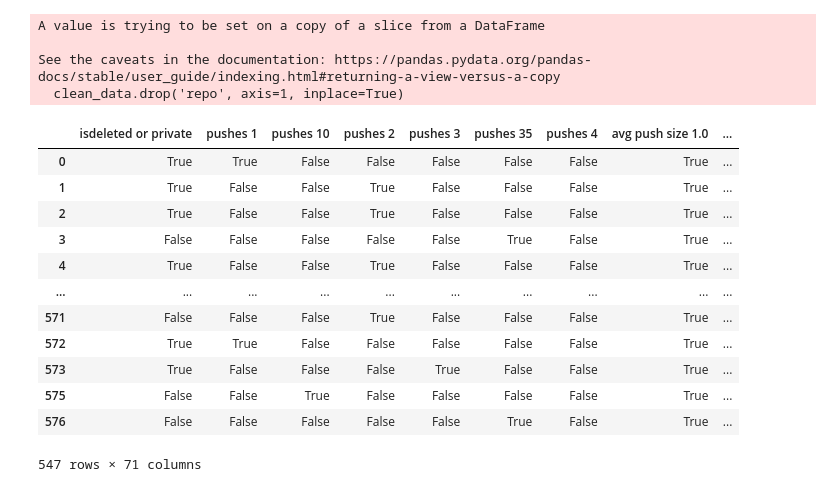
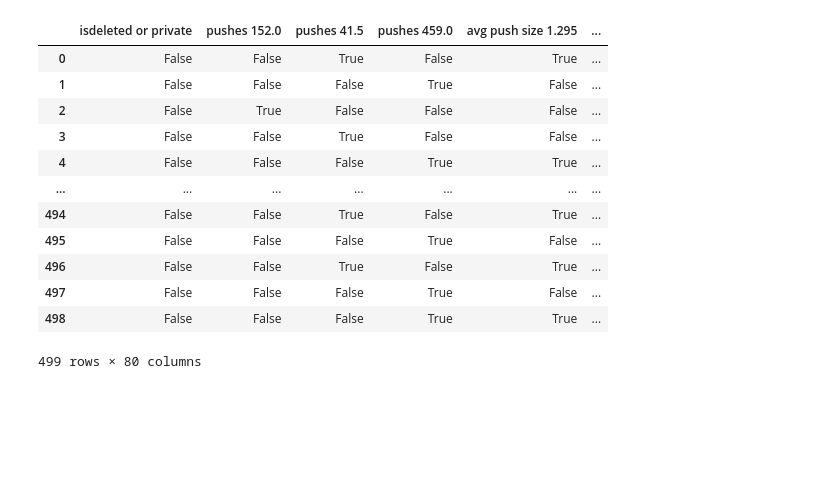
Before and after one commit to Santiperro/final-qualifying-work, a Jupyter notebook: project/program_test.ipynb, the cells around one changed output. Cells and saved outputs as stored; diff of their text form; code cells hidden in the pictures; blank space fills up the shorter version.

```diff
--- a/project/program_test.ipynb
+++ b/project/program_test.ipynb
@@ -42,30 +48,35 @@ find_quantile_columns(github_data, 'deciles')
 # %%
 from github_data_converter import GithubDataConverter
 from pattern_miner import PatternMiner
 
 
 # Конвертирование в транзакции
 github_data_converter = GithubDataConverter()
-transactions = github_data_converter.convert_data_to_transactions(github_data, 'deciles')
+transactions = github_data_converter.convert_data_to_transactions(github_data,
+        {'pushes': 'qua',
+        'avg_push_size': 'qua',
+        'pull_requests': 'qua',
+        'merged_pull_requests_ratio': 'qua',
+        'issues': 'qua',
+        'closed_issues_ratio': 'qua',
+        'watches': 'qua',
+        'forks': 'qua',
+        'new_members': 'qua'})
 transactions
 # %% [output]
+|  | isdeleted or private | pushes 152.0 | pushes 41.5 | pushes 459.0 | avg push size 1.295 | ... |
+| 0 | False | False | True | False | True | ... |
+| 1 | False | False | False | True | False | ... |
+| 2 | False | True | False | False | False | ... |
+| 3 | False | False | True | False | False | ... |
+| 4 | False | False | False | True | True | ... |
+| ... | ... | ... | ... | ... | ... | ... |
+| 494 | False | False | True | False | True | ... |
+| 495 | False | False | False | True | False | ... |
+| 496 | False | False | True | False | True | ... |
+| 497 | False | False | False | True | False | ... |
+| 498 | False | False | False | True | True | ... |
-A value is trying to be set on a copy of a slice from a DataFrame
-
-See the caveats in the documentation: https://pandas.pydata.org/pandas-docs/stable/user_guide/indexing.html#returning-a-view-versus-a-copy
-  clean_data.drop('repo', axis=1, inplace=True)
+499 rows × 80 columns
-|  | isdeleted or private | pushes 1 | pushes 10 | pushes 2 | pushes 3 | pushes 35 | pushes 4 | avg push size 1.0 | ... |
-| 0 | True | True | False | False | False | False | False | True | ... |
-| 1 | True | False | False | True | False | False | False | True | ... |
-| 2 | True | False | False | True | False | False | False | True | ... |
-| 3 | False | False | False | False | False | True | False | True | ... |
-| 4 | True | False | False | True | False | False | False | True | ... |
-| ... | ... | ... | ... | ... | ... | ... | ... | ... | ... |
-| 571 | False | False | False | True | False | False | False | True | ... |
-| 572 | True | True | False | False | False | False | False | True | ... |
-| 573 | True | False | False | False | True | False | False | True | ... |
-| 575 | False | False | True | False | False | False | False | True | ... |
-| 576 | False | False | False | False | False | True | False | True | ... |
-547 rows × 71 columns
 # %%
 # Поиск шаблонов
 pattern_miner = PatternMiner()
```
Also changed, not shown: parts of 5 cells of this notebook, 22 other files.
